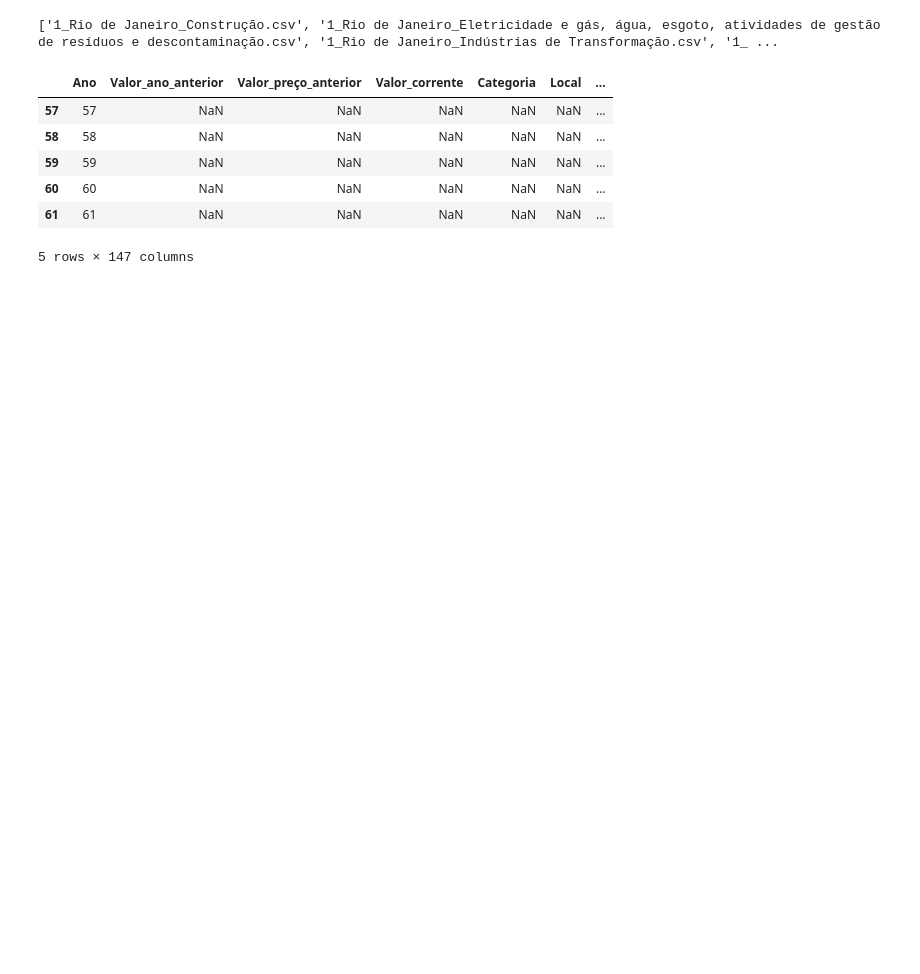
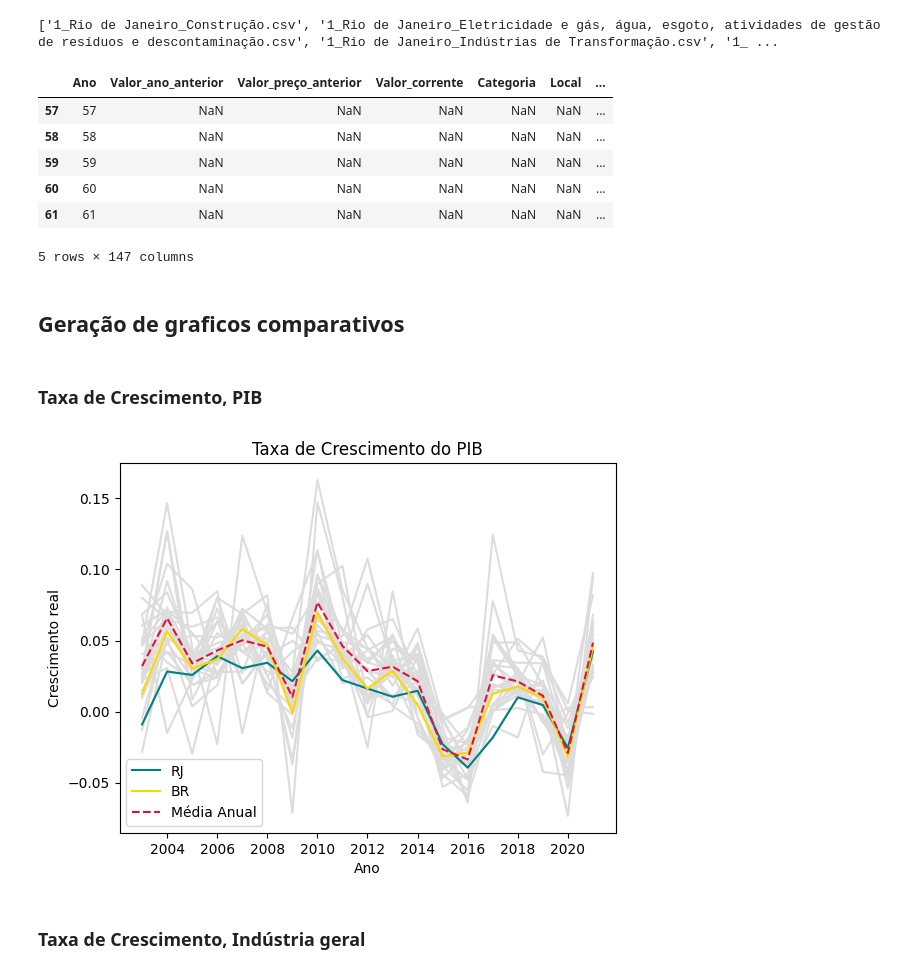
Before and after one commit to leoaucar/tratamento_contas_regionais, a Jupyter notebook: extracao_categorias.ipynb, the cells around one changed output. Cells and saved outputs as stored; diff of their text form; code cells hidden in the pictures; blank space fills up the shorter version.

Commit message:
UPDATE com gerador de graficos e organizacao de CSVs

```diff
--- a/extracao_categorias.ipynb
+++ b/extracao_categorias.ipynb
@@ -149,3 +168,44 @@ tabela_final.head()
 | 60 | 60 | NaN | NaN | NaN | NaN | NaN | ... |
 | 61 | 61 | NaN | NaN | NaN | NaN | NaN | ... |
 5 rows × 147 columns
+# %% [markdown]
+## Geração de graficos comparativos
+# %%
+def criacao_df_grafico(atividade,serie_dados):
+    #Cria DF base
+    locais_excluidos=['Região Sudeste','Região Norte','Região Nordeste','Região Centro-Oeste','Região Sul']
+    df = pd.DataFrame()
+    df['Ano'] = range(2002,2022)
+    df = df.set_index('Ano')
+    for i in locais:
+        if i not in locais_excluidos:
+            df[i] = estados[i][atividade][['Ano',serie_dados]].set_index('Ano')
+
+    #FORMA DF para grafico daquelas variáveis
+    df = df.reset_index()
+    df.index = pd.to_datetime(df['Ano'], format='%Y')
+    df = df.iloc[:,1:]
+    df['Média']=df.drop('Brasil', axis=1).mean(axis=1) # elimina Brasil para não distorcer média
+
+    return df
+# %% [markdown]
+### Taxa de Crescimento, PIB
+# %%
+#PLOTAR GRAFICO COMPARATIVO
+df_PIB_crescimento = criacao_df_grafico('Total das Atividades','Taxa de Crescimento')
+#df_taxa_crescimento.head()
+
+fig, ax = plt.subplots()
+ax.plot(df_PIB_crescimento.drop('Média', axis=1), color='gainsboro')
+ax.plot(df_PIB_crescimento['Rio de Janeiro'], color='teal', label='RJ')
+ax.plot(df_PIB_crescimento['Brasil'], color = 'gold', label='BR')
+ax.plot(df_PIB_crescimento['Média'], color = 'crimson', label='Média Anual', linestyle='--')
+
+plt.title('Taxa de Crescimento do PIB')
+plt.ylabel('Crescimento real')
+plt.xlabel('Ano')
+plt.legend()
+plt.savefig('./figuras/PIB_crescimento.svg')
+plt.show()
+# %% [output]
+[figure, added]
@@ -151,0 +222,2 @@ tabela_final.head()
+# %% [markdown]
+### Taxa de Crescimento, Indústria geral
```
Also changed, not shown: parts of 41 cells of this notebook, 35 other files.
